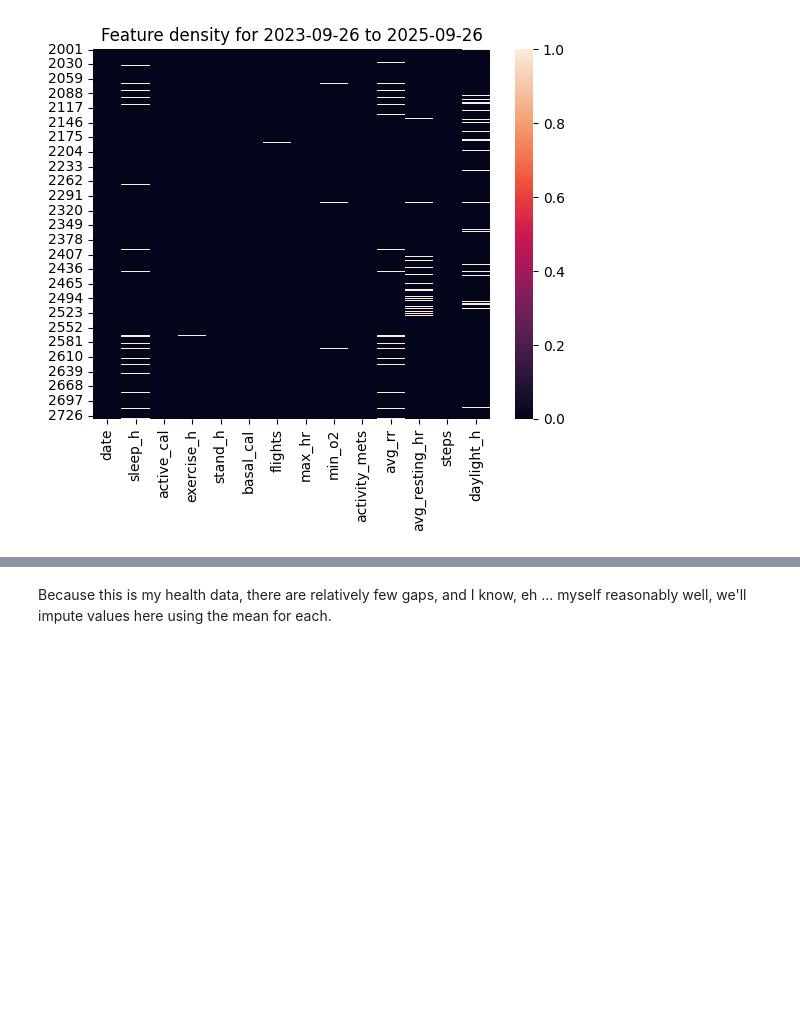
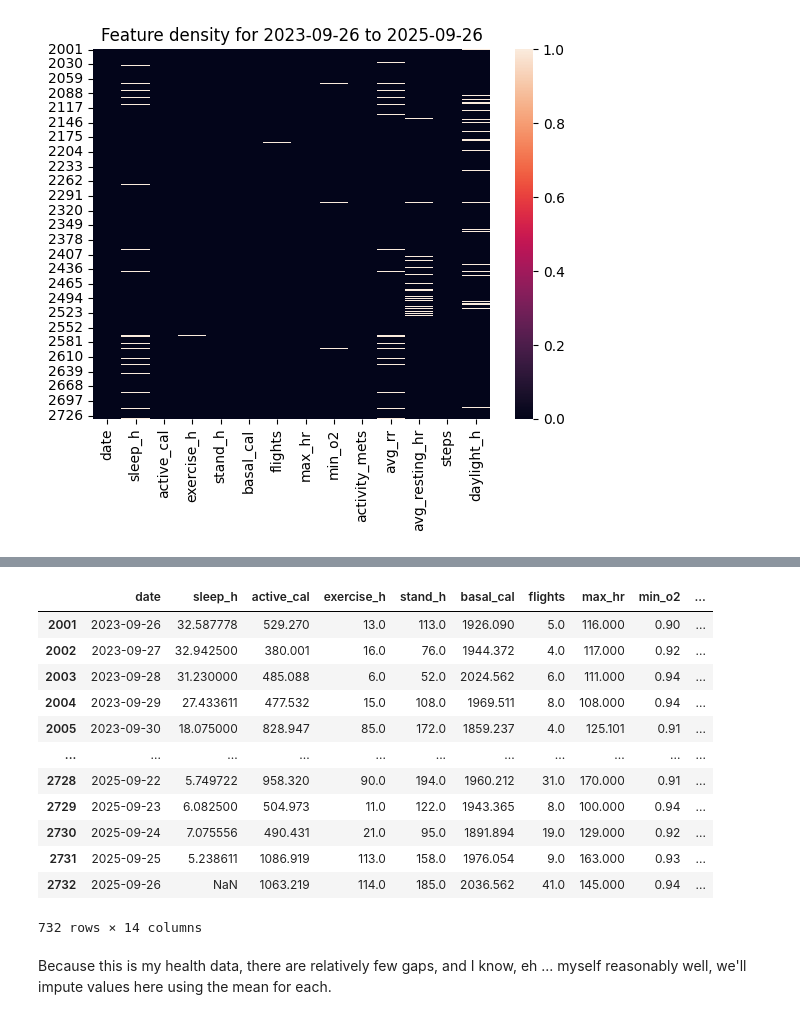
Before and after one commit to auto-d/medex, a Jupyter notebook: medex.ipynb, the cells around one changed output, grey strips where cells are left out. Saved outputs shown, nothing was run; the diff lists cells and outputs as text; code cells hidden in the pictures; blank space fills up the shorter version.

```diff
--- a/medex.ipynb
+++ b/medex.ipynb
@@ -246,3 +361,19 @@ Text(0.5, 1.0, 'Feature density for 2023-09-26 to 2025-09-26')
+# %%
+df2
+# %% [output]
+|  | date | sleep_h | active_cal | exercise_h | stand_h | basal_cal | flights | max_hr | min_o2 | ... |
+| 2001 | 2023-09-26 | 32.587778 | 529.270 | 13.0 | 113.0 | 1926.090 | 5.0 | 116.000 | 0.90 | ... |
+| 2002 | 2023-09-27 | 32.942500 | 380.001 | 16.0 | 76.0 | 1944.372 | 4.0 | 117.000 | 0.92 | ... |
+| 2003 | 2023-09-28 | 31.230000 | 485.088 | 6.0 | 52.0 | 2024.562 | 6.0 | 111.000 | 0.94 | ... |
+| 2004 | 2023-09-29 | 27.433611 | 477.532 | 15.0 | 108.0 | 1969.511 | 8.0 | 108.000 | 0.94 | ... |
+| 2005 | 2023-09-30 | 18.075000 | 828.947 | 85.0 | 172.0 | 1859.237 | 4.0 | 125.101 | 0.91 | ... |
+| ... | ... | ... | ... | ... | ... | ... | ... | ... | ... | ... |
+| 2728 | 2025-09-22 | 5.749722 | 958.320 | 90.0 | 194.0 | 1960.212 | 31.0 | 170.000 | 0.91 | ... |
+| 2729 | 2025-09-23 | 6.082500 | 504.973 | 11.0 | 122.0 | 1943.365 | 8.0 | 100.000 | 0.94 | ... |
+| 2730 | 2025-09-24 | 7.075556 | 490.431 | 21.0 | 95.0 | 1891.894 | 19.0 | 129.000 | 0.92 | ... |
+| 2731 | 2025-09-25 | 5.238611 | 1086.919 | 113.0 | 158.0 | 1976.054 | 9.0 | 163.000 | 0.93 | ... |
+| 2732 | 2025-09-26 | NaN | 1063.219 | 114.0 | 185.0 | 2036.562 | 41.0 | 145.000 | 0.94 | ... |
+732 rows × 14 columns
 # %% [markdown]
 Because this is my health data, there are relatively few gaps, and I know, eh ... myself reasonably well, we'll impute values here using the mean for each.
 # %%
```
Also changed, not shown: parts of 22 cells of this notebook.
